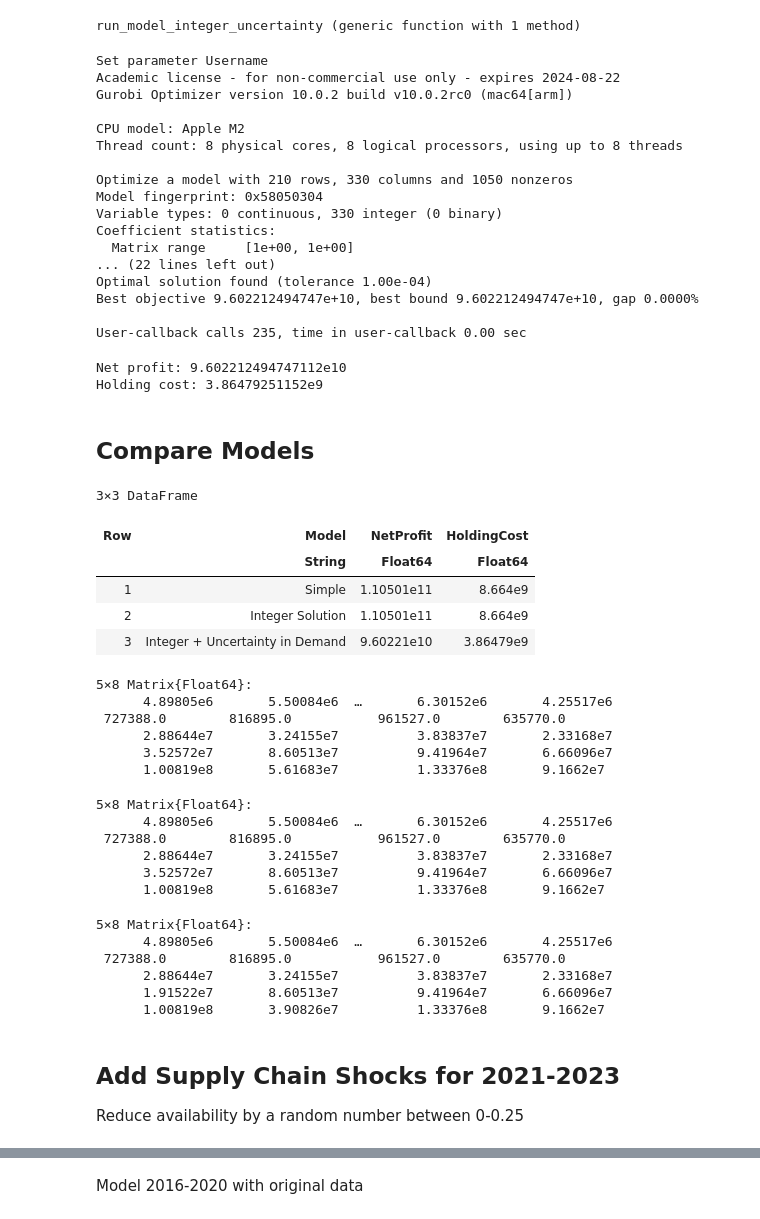
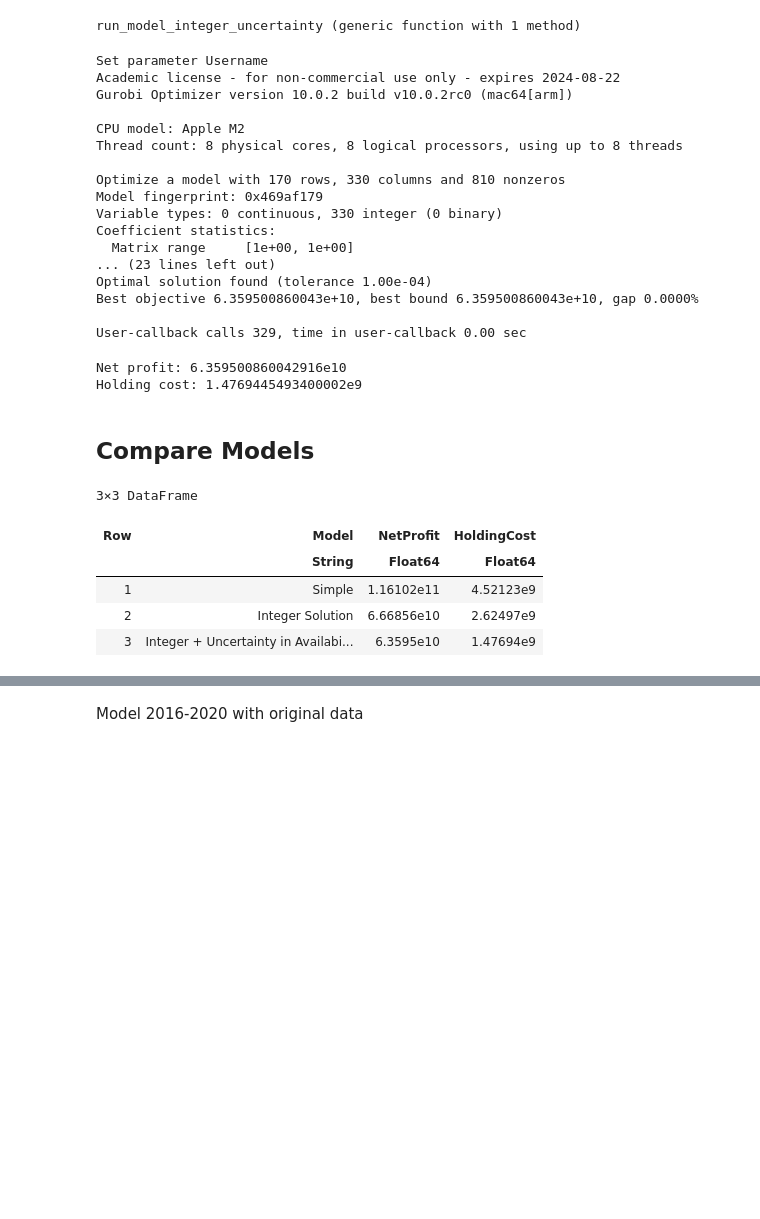
Before and after one commit to jasonjiajs/15.093_optimization_methods, a Jupyter notebook: model.ipynb, the cells around one changed output, grey strips where cells are left out. Saved outputs shown, nothing was run; the diff lists cells and outputs as text; code cells hidden in the pictures; blank space fills up the shorter version.

Commit message:
model updates

```diff
--- a/model.ipynb
+++ b/model.ipynb
@@ -234,7 +234,7 @@ function run_model_integer(alpha, suppliers, consumer_regions, producer_regions,
     @variable(model, X[suppliers, years_incl_zero] >= 0, Int);
     @variable(model, S[suppliers, consumer_regions, years] >= 0, Int);
     @variable(model, E[suppliers, years_incl_zero] >= 0,  Int);
-    @variable(model, M[consumer_regions, years] >= 0,  Int);
+    @variable(model, M[consumer_regions, years] == 0,  Int);
 
 
     # Objective function
@@ -249,7 +249,7 @@ function run_model_integer(alpha, suppliers, consumer_regions, producer_regions,
     @constraint(model, production_sold_excess_relationship[i in suppliers, t in years], sum(S[i,j,t] for j in consumer_regions) == X[i,t] + E[i,t-1] - E[i,t]);
     @constraint(model, demand_constraint[j in consumer_regions, t in years], sum(S[i,j,t] for i in suppliers) <= D[j,t]);
     @constraint(model, supply_production_constraint[i in suppliers, t in years], X[i,t] <= A[i,t]);
-    @constraint(model, unmet_demand[j in consumer_regions, t in years], M[j,t] == D[j,t] - sum(S[i,j,t] for i in suppliers)); # M[i,t] = max{X[i,t] − X[i,t−1], 0}
+    #@constraint(model, unmet_demand[j in consumer_regions, t in years], M[j,t] == D[j,t] - sum(S[i,j,t] for i in suppliers)); # M[i,t] = max{X[i,t] − X[i,t−1], 0}
 
 
     #set_optimizer_attribute(model, "NonConvex", 2);
@@ -324,0 +313,3 @@ sum(price_list_abs_dif)
+# %%
+random_seed = 123
+reductions = rand(10)/4
@@ -335,7 +338,7 @@ function run_model_integer_uncertainty(alpha, suppliers, consumer_regions, produ
     @variable(model, X[suppliers, years_incl_zero] >= 0, Int);
     @variable(model, S[suppliers, consumer_regions, years] >= 0, Int);
     @variable(model, E[suppliers, years_incl_zero] >= 0,  Int);
-    @variable(model, M[consumer_regions, years] >= 0,  Int);
+    @variable(model, M[consumer_regions, years] == 0,  Int);
     # Define uncertain parameters
 
 
@@ -350,10 +353,9 @@ function run_model_integer_uncertainty(alpha, suppliers, consumer_regions, produ
     @constraint(model, initial_excess_constraint[i in suppliers], E[i,0] == 0);
     @constraint(model, production_sold_excess_relationship[i in suppliers, t in years], sum(S[i,j,t] for j in consumer_regions) == X[i,t] + E[i,t-1] - E[i,t]);
     @constraint(model, time_in_inventory[i in suppliers, t in years], sum(S[i,j,t] for j in consumer_regions) >= E[i,t-1]); #goods can't be in inventory more than 1 year
-    @constraint(model, demand_constraint[j in consumer_regions, t in years], sum(S[i,j,t] for i in suppliers) <= 2*(D[j,t]/avg_price * sum(price_list_abs_dif)) - D[j,t]);
-    @constraint(model, supply_production_constraint[i in suppliers, t in years], X[i,t] <= A[i,t]);
-    @constraint(model, unmet_demand[j in consumer_regions, t in years], M[j,t] == D[j,t] - sum(S[i,j,t] for i in suppliers)); # M[i,t] = max{X[i,t] − X[i,t−1], 0}
-
+    @constraint(model, demand_constraint[j in consumer_regions, t in years], sum(S[i,j,t] for i in suppliers) <= D[j,t]);
+    @constraint(model, supply_production_constraint[i in suppliers, t in years], X[i,t] <= A[i,t] - A[i,t] * maximum(reductions)); #add uncertainty
+    #@constraint(model, unmet_demand[j in consumer_regions, t in years], M[j,t] == D[j,t] - sum(S[i,j,t] for i in suppliers));
 
     #set_optimizer_attribute(model, "NonConvex", 2);
     optimize!(model);
@@ -369,7 +371,7 @@ end
 # %% [output]
 run_model_integer_uncertainty (generic function with 1 method)
 # %%
-model_uncertainty, X_values_uncertainty, S_values_uncertainty, E_values_uncertainty, M_values_uncertainty = run_model_integer_uncertainty(0.5, suppliers, consumer_regions, producer_regions, years, years_incl_zero, A, D, R, H, T, W, C);
+model_uncertainty, X_values_uncertainty, S_values_uncertainty, E_values_uncertainty, M_values_uncertainty = run_model_integer_uncertainty(1, suppliers, consumer_regions, producer_regions, years, years_incl_zero, A, D, R, H, T, W, C);
 # %% [output]
 Set parameter Username
 Academic license - for non-commercial use only - expires 2024-08-22
@@ -378,16 +380,16 @@ Gurobi Optimizer version 10.0.2 build v10.0.2rc0 (mac64[arm])
 CPU model: Apple M2
 Thread count: 8 physical cores, 8 logical processors, using up to 8 threads
 
-Optimize a model with 210 rows, 330 columns and 1050 nonzeros
-Model fingerprint: 0x58050304
+Optimize a model with 170 rows, 330 columns and 810 nonzeros
+Model fingerprint: 0x469af179
 Variable types: 0 continuous, 330 integer (0 binary)
 Coefficient statistics:
   Matrix range     [1e+00, 1e+00]
-... (22 lines left out)
+... (23 lines left out)
 Optimal solution found (tolerance 1.00e-04)
-Best objective 9.602212494747e+10, best bound 9.602212494747e+10, gap 0.0000%
+Best objective 6.359500860043e+10, best bound 6.359500860043e+10, gap 0.0000%
 
-User-callback calls 235, time in user-callback 0.00 sec
+User-callback calls 329, time in user-callback 0.00 sec
 # %%
 net_profit_uncertainty = objective_value(model_uncertainty)
 holding_cost_uncertainty = sum(H[t]*sum(E_values_uncertainty[i,t] for i in suppliers) for t in years)
@@ -397,50 +399,20 @@ println("Net profit: ", net_profit_uncertainty)
 # println("Sales profit: ", sales_profit)
 println("Holding cost: ", holding_cost_uncertainty)
 # %% [output]
-Net profit: 9.602212494747112e10
-Holding cost: 3.86479251152e9
+Net profit: 6.359500860042916e10
+Holding cost: 1.4769445493400002e9
 # %% [markdown]
 ## Compare Models
 # %%
 #Outputs
-models = ["Simple", "Integer Solution", "Integer + Uncertainty in Demand"]
+models = ["Simple", "Integer Solution", "Integer + Uncertainty in Availability"]
 net_profit = [net_profit_simple, net_profit_integer, net_profit_uncertainty]
 holding_cost = [holding_cost_simple, holding_cost_integer, holding_cost_uncertainty]
 output = DataFrame(Model = models, NetProfit = net_profit, HoldingCost = holding_cost)
 # %% [output]
 3×3 DataFrame
 | Row | Model | NetProfit | HoldingCost |
 |  | String | Float64 | Float64 |
-| 1 | Simple | 1.10501e11 | 8.664e9 |
-| 2 | Integer Solution | 1.10501e11 | 8.664e9 |
-| 3 | Integer + Uncertainty in Demand | 9.60221e10 | 3.86479e9 |
+| 1 | Simple | 1.16102e11 | 4.52123e9 |
+| 2 | Integer Solution | 6.66856e10 | 2.62497e9 |
+| 3 | Integer + Uncertainty in Availabi... | 6.3595e10 | 1.47694e9 |
-# %%
-X_values_simple[:,2:end]
-# %% [output]
-5×8 Matrix{Float64}:
-      4.89805e6       5.50084e6  …       6.30152e6       4.25517e6
- 727388.0        816895.0           961527.0        635770.0
-      2.88644e7       3.24155e7          3.83837e7       2.33168e7
-      3.52572e7       8.60513e7          9.41964e7       6.66096e7
-      1.00819e8       5.61683e7          1.33376e8       9.1662e7
-# %%
-X_values_integer[:,2:end]
-# %% [output]
-5×8 Matrix{Float64}:
-      4.89805e6       5.50084e6  …       6.30152e6       4.25517e6
- 727388.0        816895.0           961527.0        635770.0
-      2.88644e7       3.24155e7          3.83837e7       2.33168e7
-      3.52572e7       8.60513e7          9.41964e7       6.66096e7
-      1.00819e8       5.61683e7          1.33376e8       9.1662e7
-# %%
-X_values_uncertainty[:,2:end]
-# %% [output]
-5×8 Matrix{Float64}:
-      4.89805e6       5.50084e6  …       6.30152e6       4.25517e6
- 727388.0        816895.0           961527.0        635770.0
-      2.88644e7       3.24155e7          3.83837e7       2.33168e7
-      1.91522e7       8.60513e7          9.41964e7       6.66096e7
-      1.00819e8       3.90826e7          1.33376e8       9.1662e7
-# %% [markdown]
-## Add Supply Chain Shocks for 2021-2023
-Reduce availability by a random number between 0-0.25
```
Also changed, not shown: parts of 32 cells of this notebook.
